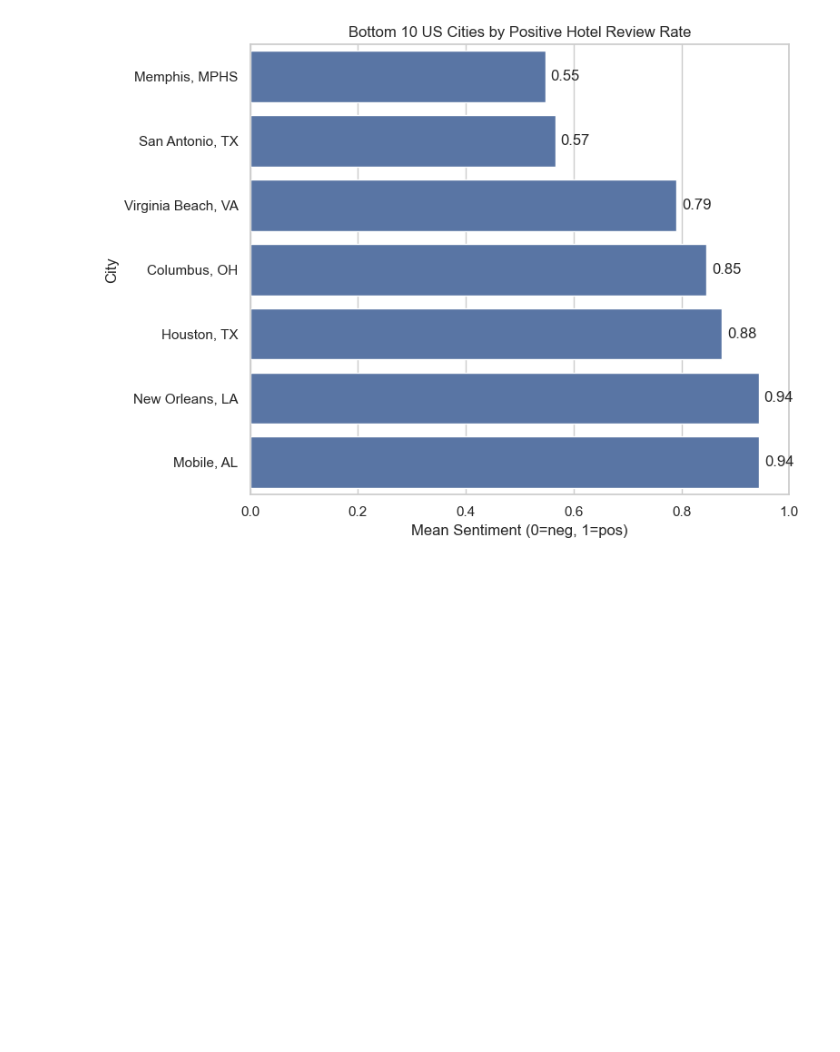
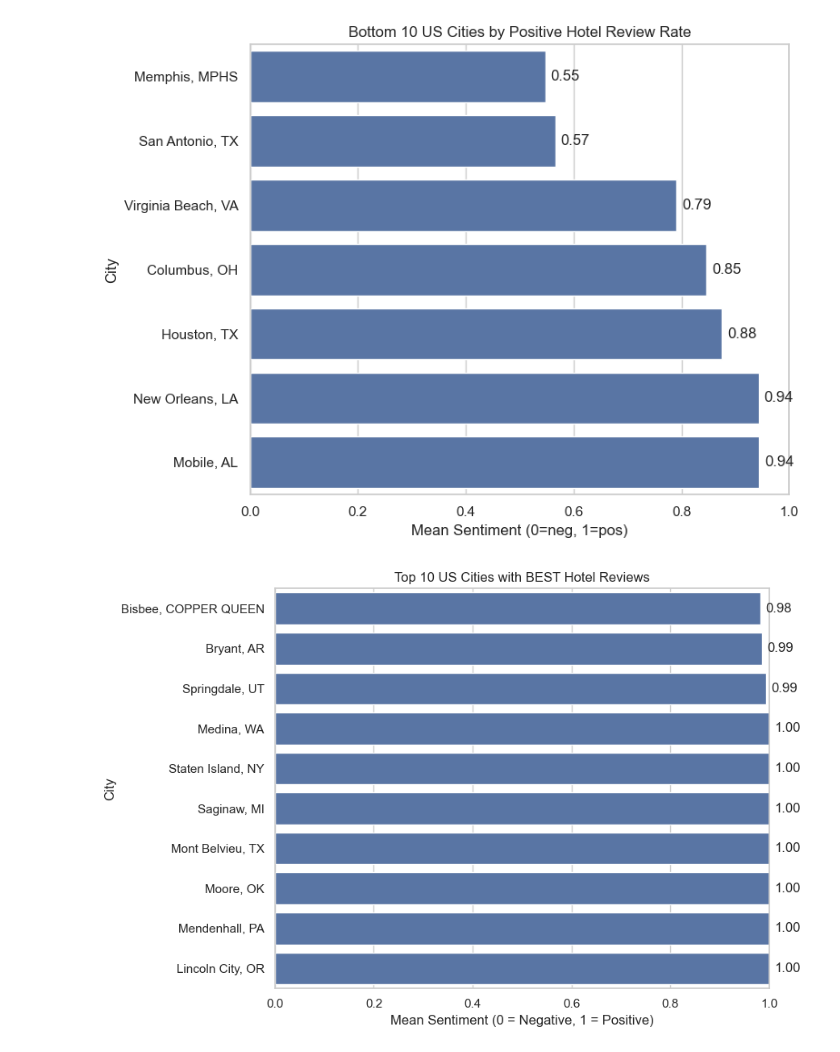
Before and after one commit to SoumayaTmane/Hotel_Sentiments, a Jupyter notebook: Data_Explortation/bert_model.ipynb, the cells around one changed output. Drawn from its saved outputs; the diff is of its cells as text; code cells hidden in the pictures; blank space fills up the shorter version.

```diff
--- a/Data_Explortation/bert_model.ipynb
+++ b/Data_Explortation/bert_model.ipynb
@@ -358,3 +358,91 @@ plt.show()
 [figure]
 [figure]
 [figure]
+# %%
+import matplotlib.pyplot as plt
+import seaborn as sns
+import pandas as pd
+
+sns.set(style="whitegrid")
+
+# -------------------------------
+# 1) Build clean city sentiment dataframe from ORIGINAL df
+# -------------------------------
+city_df = df[['reviews.rating', 'province', 'city']].copy()
+
+city_df = city_df.dropna(subset=['reviews.rating', 'province', 'city'])
+city_df['reviews.rating'] = pd.to_numeric(city_df['reviews.rating'], errors='coerce')
+city_df = city_df.dropna(subset=['reviews.rating'])
+
+# Remove neutral 3-star reviews
+city_df = city_df[city_df['reviews.rating'] != 3]
+
+# Binary sentiment
+city_df['sentiment'] = city_df['reviews.rating'].apply(lambda r: 1 if r >= 4 else 0)
+
+# Clean strings
+city_df['province'] = city_df['province'].astype(str).str.upper().str.strip()
+city_df['city'] = city_df['city'].astype(str).str.strip()
+
+# -------------------------------
+# 2) Aggregate sentiment by city
+# -------------------------------
+city_stats = (
+    city_df
+    .groupby(['city', 'province'])['sentiment']
+    .agg(['mean', 'count'])
+    .rename(columns={'mean':'positive_rate', 'count':'n_reviews'})
+    .reset_index()
+)
+
+# Only keep cities with enough reviews to be meaningful
+MIN_REVIEWS_PER_CITY = 50
+eligible_cities = city_stats[city_stats['n_reviews'] >= MIN_REVIEWS_PER_CITY].copy()
+
+eligible_cities['label'] = (
+    eligible_cities['city'] + ', ' + eligible_cities['province']
+)
+
+# -------------------------------
+# ✅ PLOT 1: TOP 10 BEST CITIES
+# -------------------------------
+top10 = (eligible_cities
+         .sort_values('positive_rate', ascending=False)
+         .head(10)
+         .sort_values('positive_rate', ascending=True))
+
+plt.figure(figsize=(9,6))
+sns.barplot(x='positive_rate', y='label', data=top10)
+plt.xlim(0,1)
+plt.xlabel('Mean Sentiment (0 = Negative, 1 = Positive)')
+plt.ylabel('City')
+plt.title('Top 10 US Cities with BEST Hotel Reviews')
+
+for i, v in enumerate(top10['positive_rate']):
+    plt.text(v + 0.01, i, f'{v:.2f}', va='center')
+
+plt.tight_layout()
+plt.show()
+
+# -------------------------------
+# ✅ PLOT 2: TOP 10 WORST CITIES
+# -------------------------------
+bottom10 = (eligible_cities
+            .sort_values('positive_rate', ascending=True)
+            .head(10)
+            .sort_values('positive_rate', ascending=True))
+
+plt.figure(figsize=(9,6))
+sns.barplot(x='positive_rate', y='label', data=bottom10)
+plt.xlim(0,1)
+plt.xlabel('Mean Sentiment (0 = Negative, 1 = Positive)')
+plt.ylabel('City')
+plt.title('Top 10 US Cities with WORST Hotel Reviews')
+
+for i, v in enumerate(bottom10['positive_rate']):
+    plt.text(v + 0.01, i, f'{v:.2f}', va='center')
+
+plt.tight_layout()
+plt.show()
+# %% [output]
+[figure, added]
```
Also changed, not shown: parts of 1 cell of this notebook.
